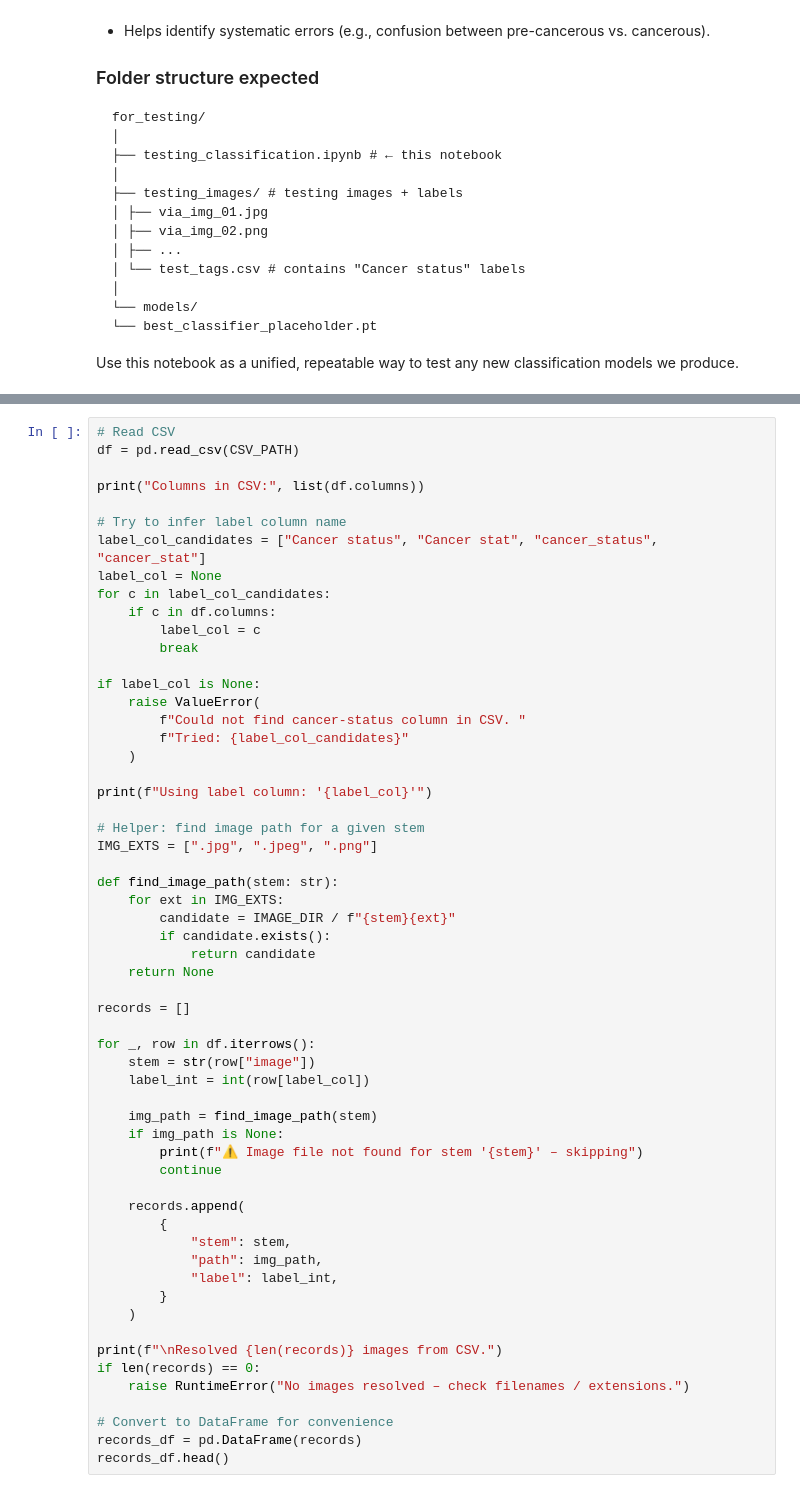
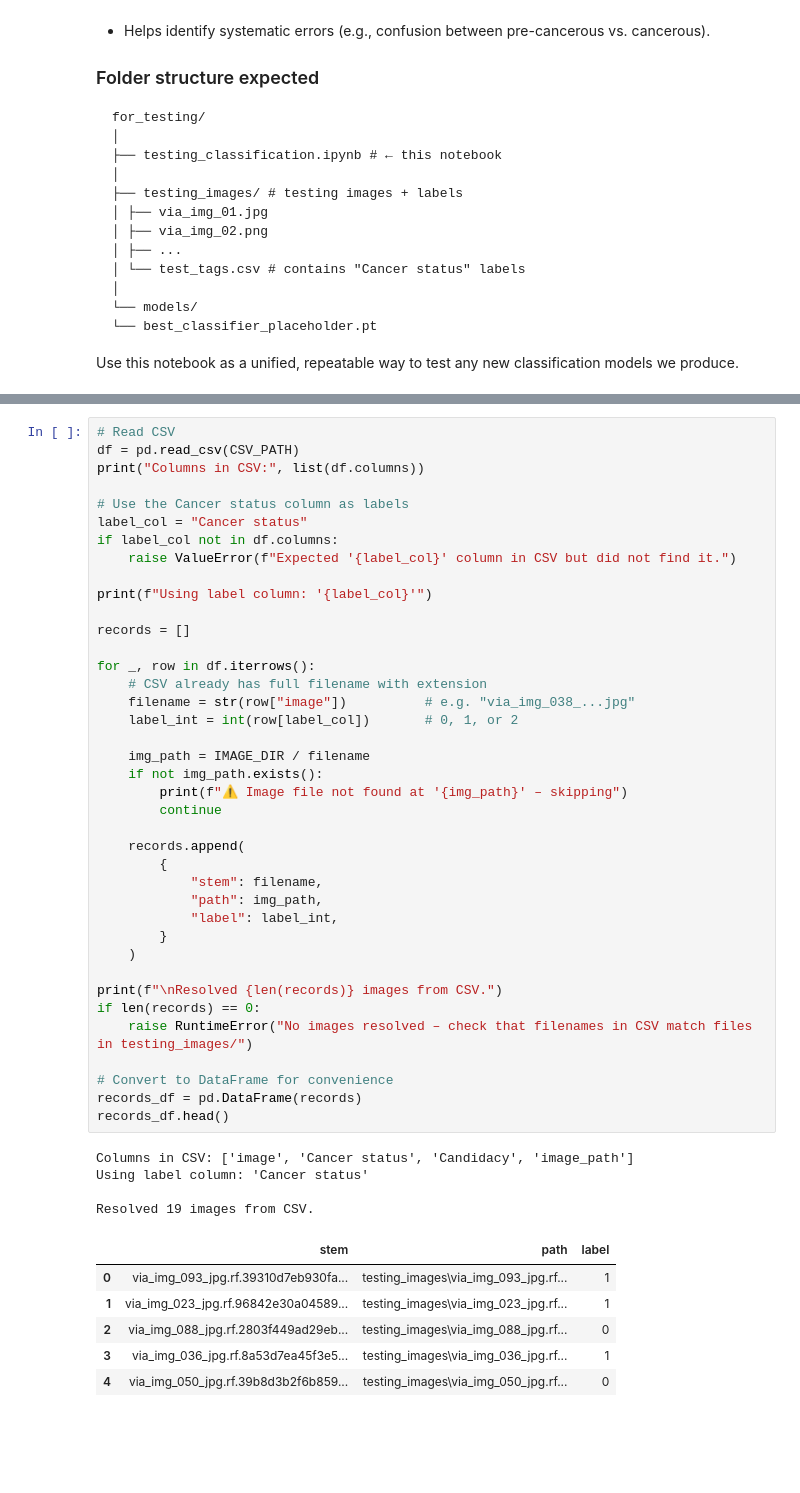
Before and after one commit to k-niranjani/via-cervical-screening, a Jupyter notebook: for_testing/testing_classification.ipynb, the cells around one changed output, grey strips where cells are left out. Drawn from its saved outputs; the diff is of its cells as text; blank space fills up the shorter version.

```diff
--- a/for_testing/testing_classification.ipynb
+++ b/for_testing/testing_classification.ipynb
@@ -90,61 +95,53 @@ print("Model path :", CLASSIFIER_WEIGHTS)
 # %%
 # Read CSV
 df = pd.read_csv(CSV_PATH)
-
 print("Columns in CSV:", list(df.columns))
 
-# Try to infer label column name
-label_col_candidates = ["Cancer status", "Cancer stat", "cancer_status", "cancer_stat"]
-label_col = None
-for c in label_col_candidates:
-    if c in df.columns:
-        label_col = c
-        break
-
-if label_col is None:
-    raise ValueError(
-        f"Could not find cancer-status column in CSV. "
-        f"Tried: {label_col_candidates}"
-    )
+# Use the Cancer status column as labels
+label_col = "Cancer status"
+if label_col not in df.columns:
+    raise ValueError(f"Expected '{label_col}' column in CSV but did not find it.")
 
 print(f"Using label column: '{label_col}'")
-
-# Helper: find image path for a given stem
-IMG_EXTS = [".jpg", ".jpeg", ".png"]
-
-def find_image_path(stem: str):
-    for ext in IMG_EXTS:
-        candidate = IMAGE_DIR / f"{stem}{ext}"
-        if candidate.exists():
-            return candidate
-    return None
 
 records = []
 
 for _, row in df.iterrows():
-    stem = str(row["image"])
-    label_int = int(row[label_col])
+    # CSV already has full filename with extension
+    filename = str(row["image"])          # e.g. "via_img_038_...jpg"
+    label_int = int(row[label_col])       # 0, 1, or 2
 
-    img_path = find_image_path(stem)
-    if img_path is None:
-        print(f"⚠️ Image file not found for stem '{stem}' – skipping")
+    img_path = IMAGE_DIR / filename
+    if not img_path.exists():
+        print(f"⚠️ Image file not found at '{img_path}' – skipping")
         continue
 
     records.append(
         {
-            "stem": stem,
+            "stem": filename,
             "path": img_path,
             "label": label_int,
         }
     )
 
 print(f"\nResolved {len(records)} images from CSV.")
 if len(records) == 0:
-    raise RuntimeError("No images resolved – check filenames / extensions.")
+    raise RuntimeError("No images resolved – check that filenames in CSV match files in testing_images/")
 
 # Convert to DataFrame for convenience
 records_df = pd.DataFrame(records)
 records_df.head()
+# %% [output]
+Columns in CSV: ['image', 'Cancer status', 'Candidacy', 'image_path']
+Using label column: 'Cancer status'
+
+Resolved 19 images from CSV.
+|  | stem | path | label |
+| 0 | via_img_093_jpg.rf.39310d7eb930fa... | testing_images\via_img_093_jpg.rf... | 1 |
+| 1 | via_img_023_jpg.rf.96842e30a04589... | testing_images\via_img_023_jpg.rf... | 1 |
+| 2 | via_img_088_jpg.rf.2803f449ad29eb... | testing_images\via_img_088_jpg.rf... | 0 |
+| 3 | via_img_036_jpg.rf.8a53d7ea45f3e5... | testing_images\via_img_036_jpg.rf... | 1 |
+| 4 | via_img_050_jpg.rf.39b8d3b2f6b859... | testing_images\via_img_050_jpg.rf... | 0 |
 # %%
 # Standard ImageNet-like transforms (adjust if your model used something else)
 IMG_SIZE = 224
```
Also changed, not shown: parts of 8 cells of this notebook.
